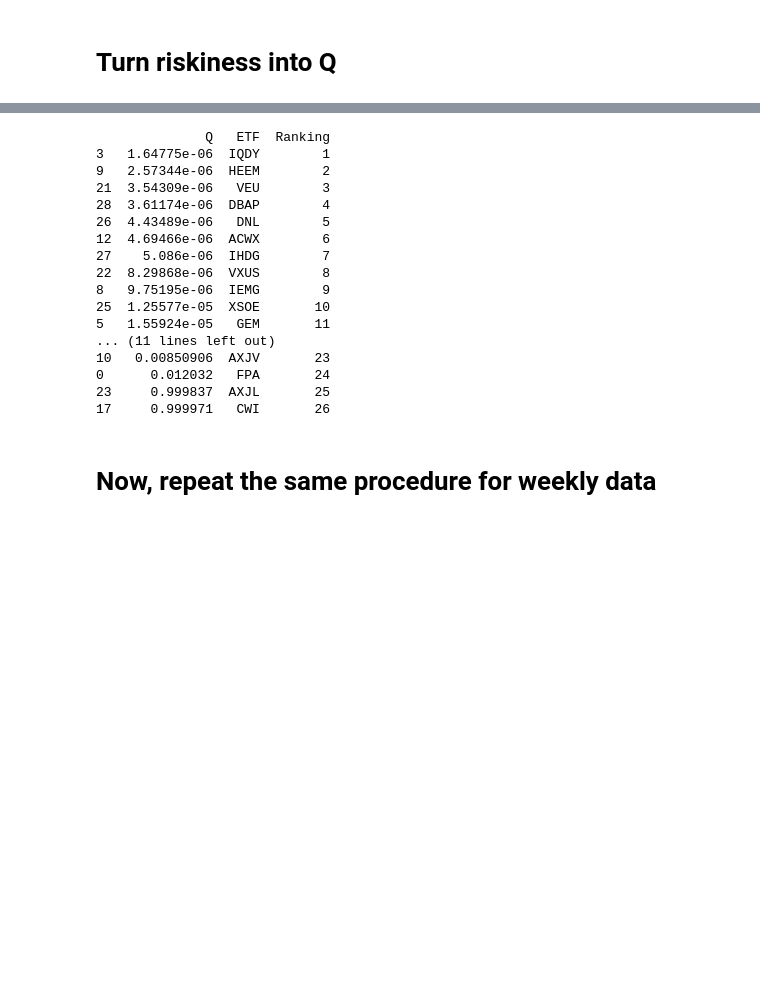
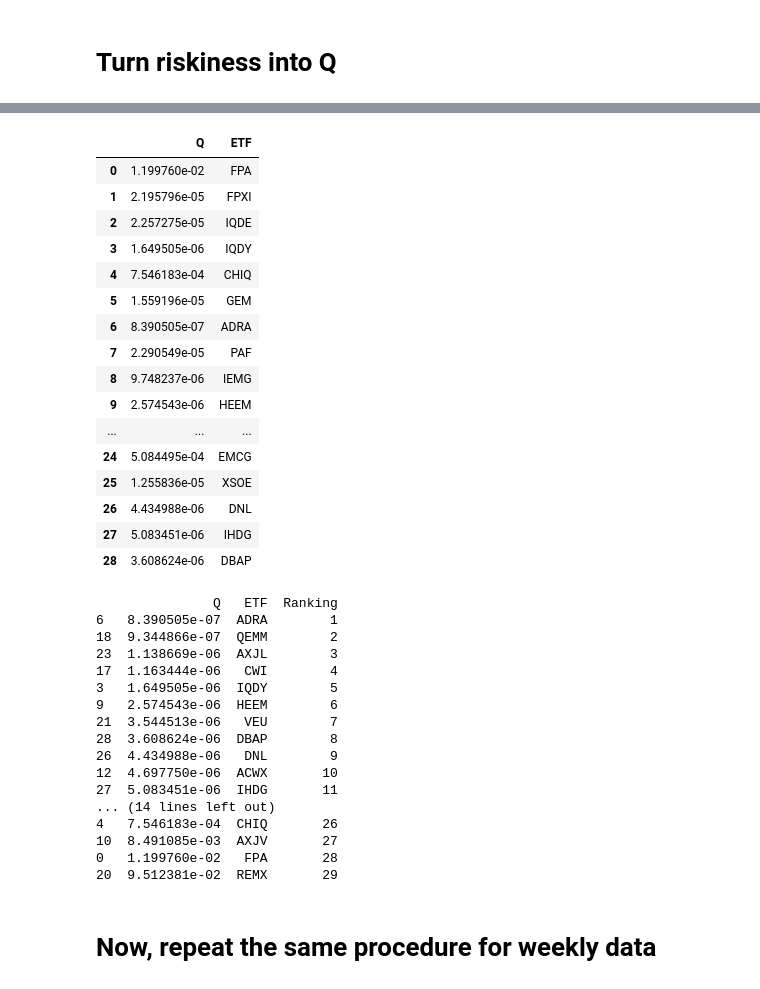
Before and after one commit to A2Zntu/HW4_ETF_ranking, a Jupyter notebook: Riskiness.ipynb, the cells around one changed output, grey strips where cells are left out. Cells and saved outputs as stored; diff of their text form; code cells hidden in the pictures; blank space fills up the shorter version.

```diff
--- a/Riskiness.ipynb
+++ b/Riskiness.ipynb
@@ -134,31 +130,48 @@ Q_list
 # %%
 table = pd.DataFrame(list(zip(Q_list, colnames)),
                columns =['Q', 'ETF'])
-table = table[table['Q'] != 'nan']
+table
+# %% [output]
+|  | Q | ETF |
+| 0 | 1.199760e-02 | FPA |
+| 1 | 2.195796e-05 | FPXI |
+| 2 | 2.257275e-05 | IQDE |
+| 3 | 1.649505e-06 | IQDY |
+| 4 | 7.546183e-04 | CHIQ |
+| 5 | 1.559196e-05 | GEM |
+| 6 | 8.390505e-07 | ADRA |
+| 7 | 2.290549e-05 | PAF |
+| 8 | 9.748237e-06 | IEMG |
+| 9 | 2.574543e-06 | HEEM |
+| ... | ... | ... |
+| 24 | 5.084495e-04 | EMCG |
+| 25 | 1.255836e-05 | XSOE |
+| 26 | 4.434988e-06 | DNL |
+| 27 | 5.083451e-06 | IHDG |
+| 28 | 3.608624e-06 | DBAP |
 # %%
-table = table[table['Q'] != 'nan']
 sorted_table = table.sort_values(by=['Q'])
 sorted_table['Ranking'] = np.arange(len(sorted_table))+1
 riskiness_m = sorted_table
 print (riskiness_m)
 # %% [output]
-              Q   ETF  Ranking
-3   1.64775e-06  IQDY        1
-9   2.57344e-06  HEEM        2
-21  3.54309e-06   VEU        3
-28  3.61174e-06  DBAP        4
-26  4.43489e-06   DNL        5
-12  4.69466e-06  ACWX        6
-27    5.086e-06  IHDG        7
-22  8.29868e-06  VXUS        8
-8   9.75195e-06  IEMG        9
-25  1.25577e-05  XSOE       10
-5   1.55924e-05   GEM       11
-... (11 lines left out)
-10   0.00850906  AXJV       23
-0      0.012032   FPA       24
-23     0.999837  AXJL       25
-17     0.999971   CWI       26
+               Q   ETF  Ranking
+6   8.390505e-07  ADRA        1
+18  9.344866e-07  QEMM        2
+23  1.138669e-06  AXJL        3
+17  1.163444e-06   CWI        4
+3   1.649505e-06  IQDY        5
+9   2.574543e-06  HEEM        6
+21  3.544513e-06   VEU        7
+28  3.608624e-06  DBAP        8
+26  4.434988e-06   DNL        9
+12  4.697750e-06  ACWX       10
+27  5.083451e-06  IHDG       11
+... (14 lines left out)
+4   7.546183e-04  CHIQ       26
+10  8.491085e-03  AXJV       27
+0   1.199760e-02   FPA       28
+20  9.512381e-02  REMX       29
 # %% [markdown]
 # Now, repeat the same procedure for weekly data
 # %%
```
Also changed, not shown: parts of 9 cells of this notebook, 2 other files.
